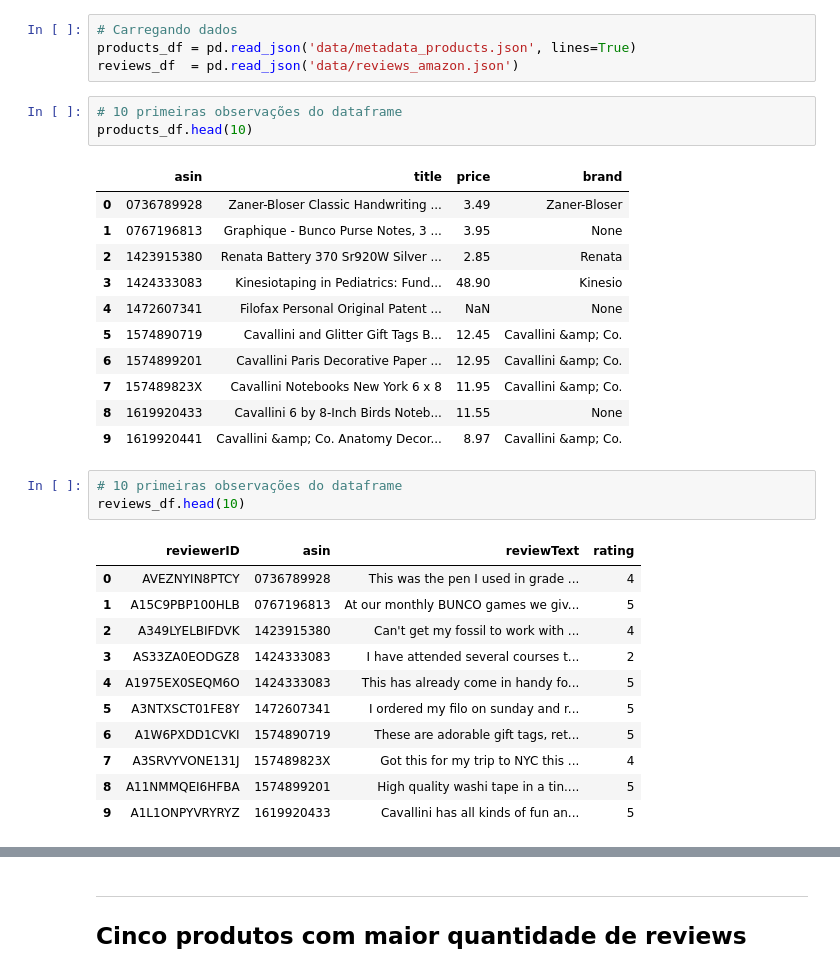
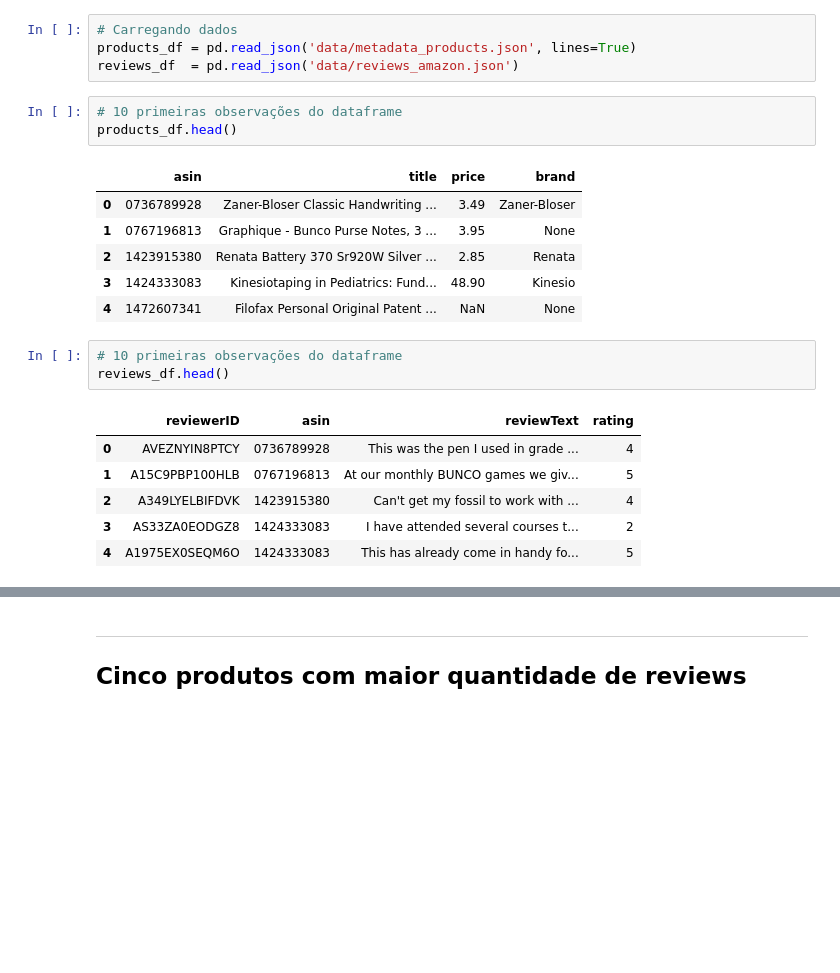
Before and after one commit to dehscardoso/projeto-lets-boti, a Jupyter notebook: amazon_review/amazon_review.ipynb, the cells around one changed output, grey strips where cells are left out. Drawn from its saved outputs; the diff is of its cells as text; blank space fills up the shorter version.

```diff
--- a/amazon_review/amazon_review.ipynb
+++ b/amazon_review/amazon_review.ipynb
@@ -33,22 +63,17 @@ products_df = pd.read_json('data/metadata_products.json', lines=True)
 reviews_df  = pd.read_json('data/reviews_amazon.json')
 # %%
 # 10 primeiras observações do dataframe
-products_df.head(10)
+products_df.head()
 # %% [output]
 |  | asin | title | price | brand |
 | 0 | 0736789928 | Zaner-Bloser Classic Handwriting ... | 3.49 | Zaner-Bloser |
 | 1 | 0767196813 | Graphique - Bunco Purse Notes, 3 ... | 3.95 | None |
 | 2 | 1423915380 | Renata Battery 370 Sr920W Silver ... | 2.85 | Renata |
 | 3 | 1424333083 | Kinesiotaping in Pediatrics: Fund... | 48.90 | Kinesio |
 | 4 | 1472607341 | Filofax Personal Original Patent ... | NaN | None |
-| 5 | 1574890719 | Cavallini and Glitter Gift Tags B... | 12.45 | Cavallini &amp; Co. |
-| 6 | 1574899201 | Cavallini Paris Decorative Paper ... | 12.95 | Cavallini &amp; Co. |
-| 7 | 157489823X | Cavallini Notebooks New York 6 x 8 | 11.95 | Cavallini &amp; Co. |
-| 8 | 1619920433 | Cavallini 6 by 8-Inch Birds Noteb... | 11.55 | None |
-| 9 | 1619920441 | Cavallini &amp; Co. Anatomy Decor... | 8.97 | Cavallini &amp; Co. |
 # %%
 # 10 primeiras observações do dataframe
-reviews_df.head(10)
+reviews_df.head()
 # %% [output]
 |  | reviewerID | asin | reviewText | rating |
 | 0 | AVEZNYIN8PTCY | 0736789928 | This was the pen I used in grade ... | 4 |
@@ -56,8 +81,3 @@ reviews_df.head(10)
 | 2 | A349LYELBIFDVK | 1423915380 | Can't get my fossil to work with ... | 4 |
 | 3 | AS33ZA0EODGZ8 | 1424333083 | I have attended several courses t... | 2 |
 | 4 | A1975EX0SEQM6O | 1424333083 | This has already come in handy fo... | 5 |
-| 5 | A3NTXSCT01FE8Y | 1472607341 | I ordered my filo on sunday and r... | 5 |
-| 6 | A1W6PXDD1CVKI | 1574890719 | These are adorable gift tags, ret... | 5 |
-| 7 | A3SRVYVONE131J | 157489823X | Got this for my trip to NYC this ... | 4 |
-| 8 | A11NMMQEI6HFBA | 1574899201 | High quality washi tape in a tin.... | 5 |
-| 9 | A1L1ONPYVRYRYZ | 1619920433 | Cavallini has all kinds of fun an... | 5 |
```
Also changed, not shown: parts of 16 cells of this notebook, 3 other files.
